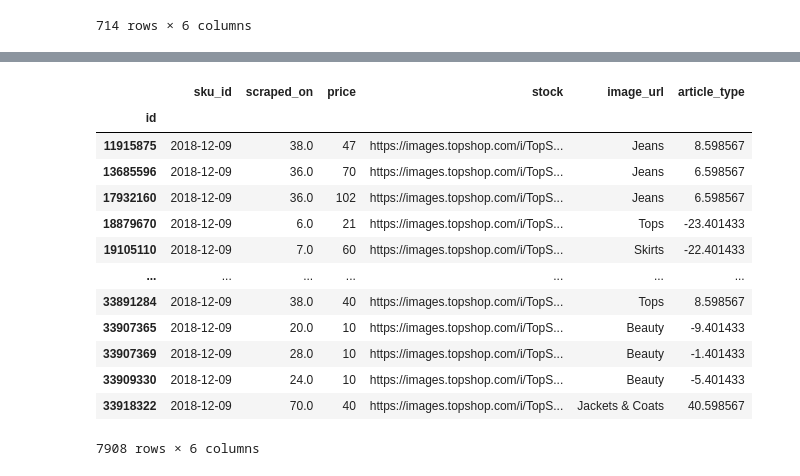
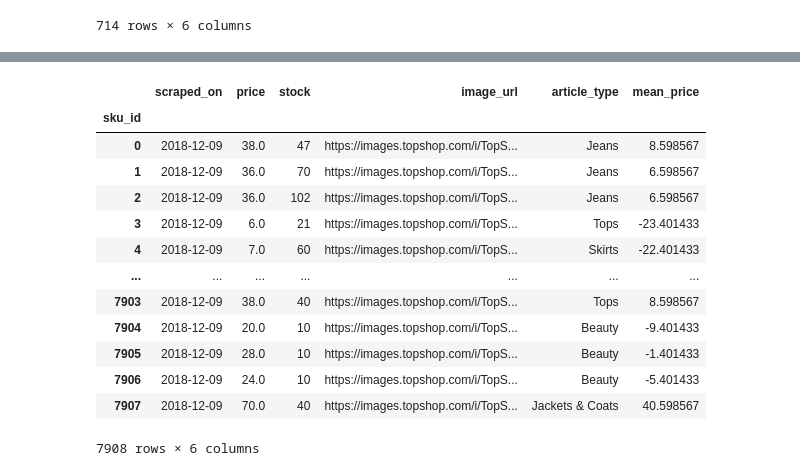
Before and after one commit to kush-k143/DS-task1, a Jupyter notebook: task-1.ipynb, the cells around one changed output, grey strips where cells are left out. Saved outputs shown, nothing was run; the diff lists cells and outputs as text; code cells hidden in the pictures.

```diff
--- a/task-1.ipynb
+++ b/task-1.ipynb
@@ -107,6 +107,3 @@ rows_1
 | 7567 | 33747037 | 2018-12-09 | 10.0 | 1 | https://images.topshop.com/i/TopS... | Lingerie |
 | 7636 | 33770237 | 2018-12-09 | 40.0 | 1 | https://images.topshop.com/i/TopS... | Jeans |
 714 rows × 6 columns
-# %%
-df.set_index("id",inplace = True)
-df.head()
@@ -120,0 +110,4 @@ df.head()
+# %%
+del df['id']
+df.index.names = ["sku_id"]
+df
@@ -175,19 +183,19 @@ count.plot.bar()
 # %%
 
-df.columns = ['sku_id','scraped_on','price','stock','image_url','article_type']
+df.columns = ['scraped_on','price','stock','image_url','article_type','mean_price']
 df
 # %% [output]
-|  | sku_id | scraped_on | price | stock | image_url | article_type |
-| id |  |  |  |  |  |  |
-| 11915875 | 2018-12-09 | 38.0 | 47 | https://images.topshop.com/i/TopS... | Jeans | 8.598567 |
-| 13685596 | 2018-12-09 | 36.0 | 70 | https://images.topshop.com/i/TopS... | Jeans | 6.598567 |
-| 17932160 | 2018-12-09 | 36.0 | 102 | https://images.topshop.com/i/TopS... | Jeans | 6.598567 |
-| 18879670 | 2018-12-09 | 6.0 | 21 | https://images.topshop.com/i/TopS... | Tops | -23.401433 |
-| 19105110 | 2018-12-09 | 7.0 | 60 | https://images.topshop.com/i/TopS... | Skirts | -22.401433 |
+|  | scraped_on | price | stock | image_url | article_type | mean_price |
+| sku_id |  |  |  |  |  |  |
+| 0 | 2018-12-09 | 38.0 | 47 | https://images.topshop.com/i/TopS... | Jeans | 8.598567 |
+| 1 | 2018-12-09 | 36.0 | 70 | https://images.topshop.com/i/TopS... | Jeans | 6.598567 |
+| 2 | 2018-12-09 | 36.0 | 102 | https://images.topshop.com/i/TopS... | Jeans | 6.598567 |
+| 3 | 2018-12-09 | 6.0 | 21 | https://images.topshop.com/i/TopS... | Tops | -23.401433 |
+| 4 | 2018-12-09 | 7.0 | 60 | https://images.topshop.com/i/TopS... | Skirts | -22.401433 |
 | ... | ... | ... | ... | ... | ... | ... |
-| 33891284 | 2018-12-09 | 38.0 | 40 | https://images.topshop.com/i/TopS... | Tops | 8.598567 |
-| 33907365 | 2018-12-09 | 20.0 | 10 | https://images.topshop.com/i/TopS... | Beauty | -9.401433 |
-| 33907369 | 2018-12-09 | 28.0 | 10 | https://images.topshop.com/i/TopS... | Beauty | -1.401433 |
-| 33909330 | 2018-12-09 | 24.0 | 10 | https://images.topshop.com/i/TopS... | Beauty | -5.401433 |
-| 33918322 | 2018-12-09 | 70.0 | 40 | https://images.topshop.com/i/TopS... | Jackets & Coats | 40.598567 |
+| 7903 | 2018-12-09 | 38.0 | 40 | https://images.topshop.com/i/TopS... | Tops | 8.598567 |
+| 7904 | 2018-12-09 | 20.0 | 10 | https://images.topshop.com/i/TopS... | Beauty | -9.401433 |
+| 7905 | 2018-12-09 | 28.0 | 10 | https://images.topshop.com/i/TopS... | Beauty | -1.401433 |
+| 7906 | 2018-12-09 | 24.0 | 10 | https://images.topshop.com/i/TopS... | Beauty | -5.401433 |
+| 7907 | 2018-12-09 | 70.0 | 40 | https://images.topshop.com/i/TopS... | Jackets & Coats | 40.598567 |
 7908 rows × 6 columns
```
Also changed, not shown: parts of 8 cells of this notebook.
